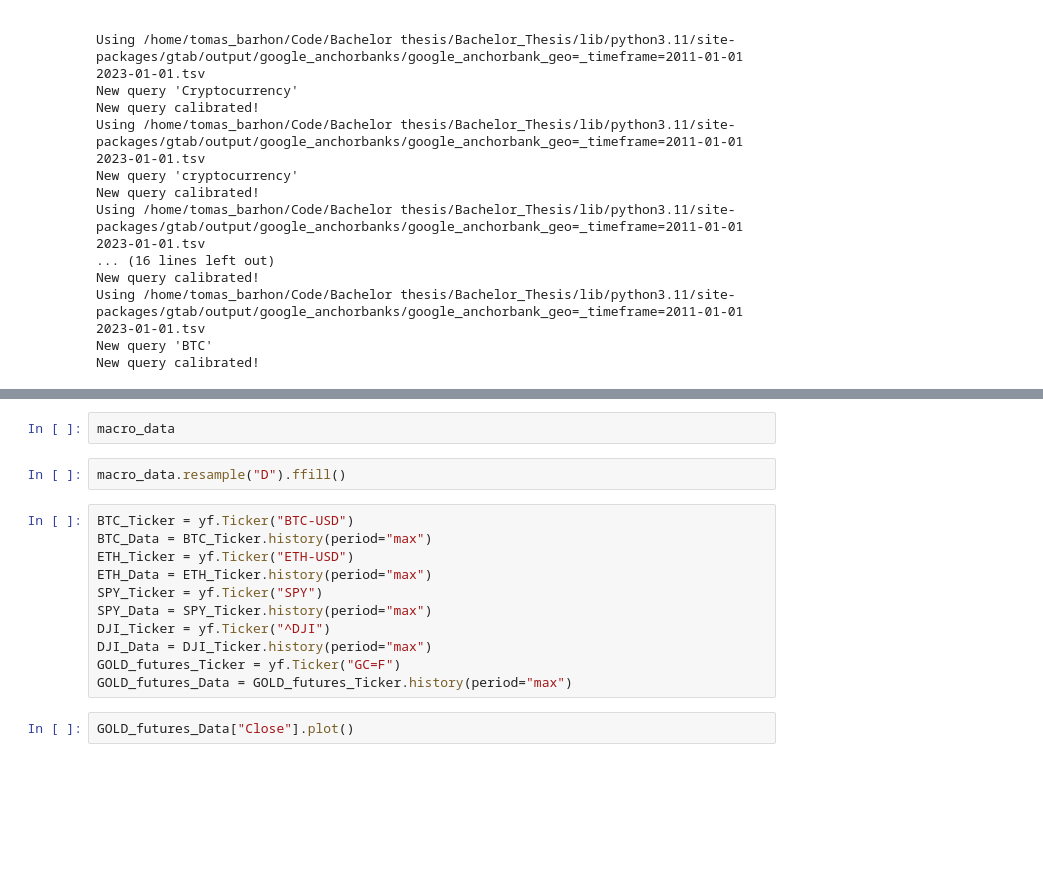
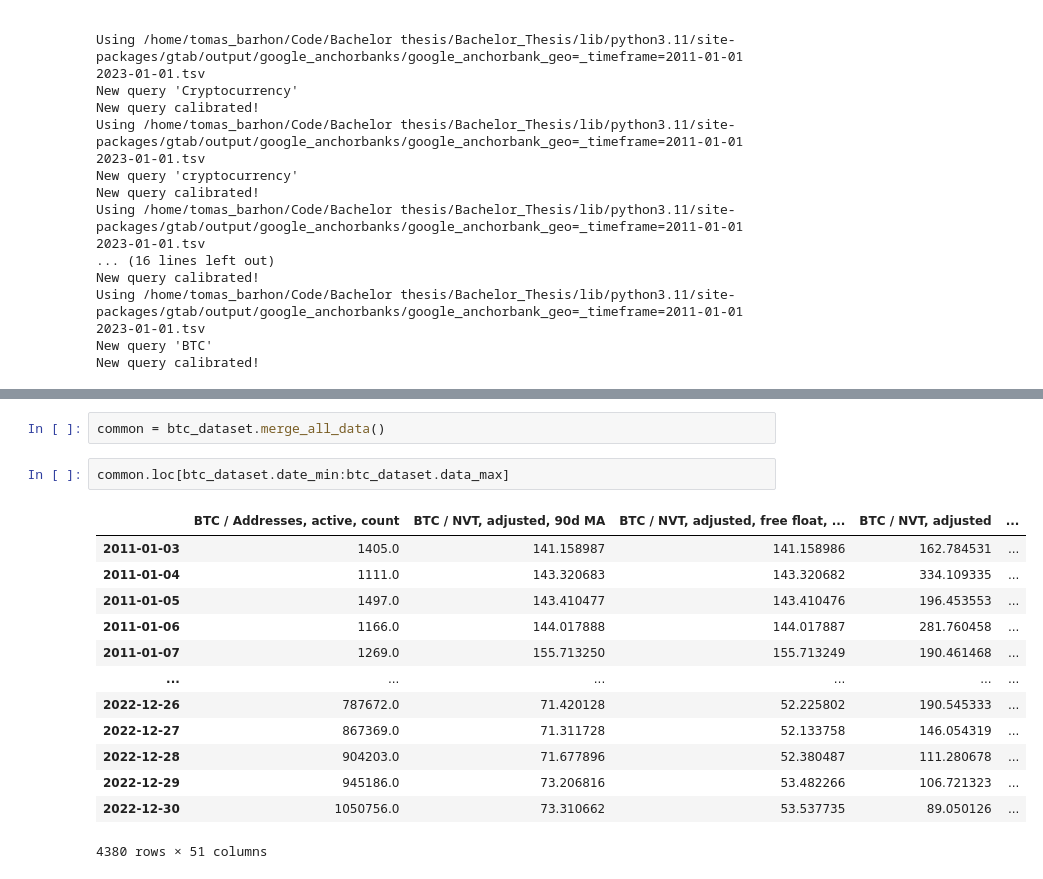
Before and after one commit to Tomas-Barhon/Noise-reduction-and-feature-extraction-with-principal-component-analysis, a Jupyter notebook: Code/playground.ipynb, the cells around one changed output, grey strips where cells are left out. Drawn from its saved outputs; the diff is of its cells as text; blank space fills up the shorter version.

```diff
--- a/Code/playground.ipynb
+++ b/Code/playground.ipynb
@@ -73,17 +38,18 @@ macro_data = fred.get_series("CPIAUCSL")
-# %%
-macro_data
-# %%
-macro_data.resample("D").ffill()
-# %%
-BTC_Ticker = yf.Ticker("BTC-USD")
-BTC_Data = BTC_Ticker.history(period="max")
-ETH_Ticker = yf.Ticker("ETH-USD")
-ETH_Data = ETH_Ticker.history(period="max")
-SPY_Ticker = yf.Ticker("SPY")
-SPY_Data = SPY_Ticker.history(period="max")
-DJI_Ticker = yf.Ticker("^DJI")
-DJI_Data = DJI_Ticker.history(period="max")
-GOLD_futures_Ticker = yf.Ticker("GC=F")
-GOLD_futures_Data = GOLD_futures_Ticker.history(period="max")
-# %%
-GOLD_futures_Data["Close"].plot()
+# %%
+common = btc_dataset.merge_all_data()
+# %%
+common.loc[btc_dataset.date_min:btc_dataset.data_max]
+# %% [output]
+|  | BTC / Addresses, active, count | BTC / NVT, adjusted, 90d MA | BTC / NVT, adjusted, free float, ... | BTC / NVT, adjusted | ... |
+| 2011-01-03 | 1405.0 | 141.158987 | 141.158986 | 162.784531 | ... |
+| 2011-01-04 | 1111.0 | 143.320683 | 143.320682 | 334.109335 | ... |
+| 2011-01-05 | 1497.0 | 143.410477 | 143.410476 | 196.453553 | ... |
+| 2011-01-06 | 1166.0 | 144.017888 | 144.017887 | 281.760458 | ... |
+| 2011-01-07 | 1269.0 | 155.713250 | 155.713249 | 190.461468 | ... |
+| ... | ... | ... | ... | ... | ... |
+| 2022-12-26 | 787672.0 | 71.420128 | 52.225802 | 190.545333 | ... |
+| 2022-12-27 | 867369.0 | 71.311728 | 52.133758 | 146.054319 | ... |
+| 2022-12-28 | 904203.0 | 71.677896 | 52.380487 | 111.280678 | ... |
+| 2022-12-29 | 945186.0 | 73.206816 | 53.482266 | 106.721323 | ... |
+| 2022-12-30 | 1050756.0 | 73.310662 | 53.537735 | 89.050126 | ... |
+4380 rows × 51 columns
```
Also changed, not shown: parts of 8 cells of this notebook, 2 other files.
